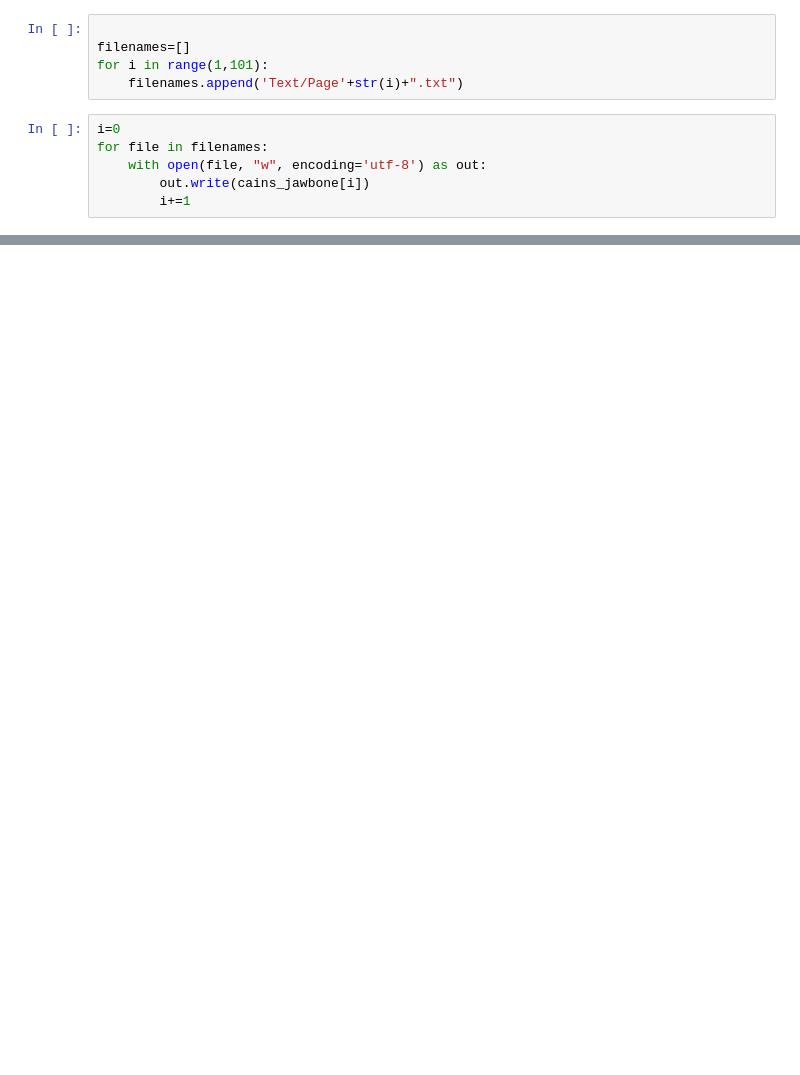
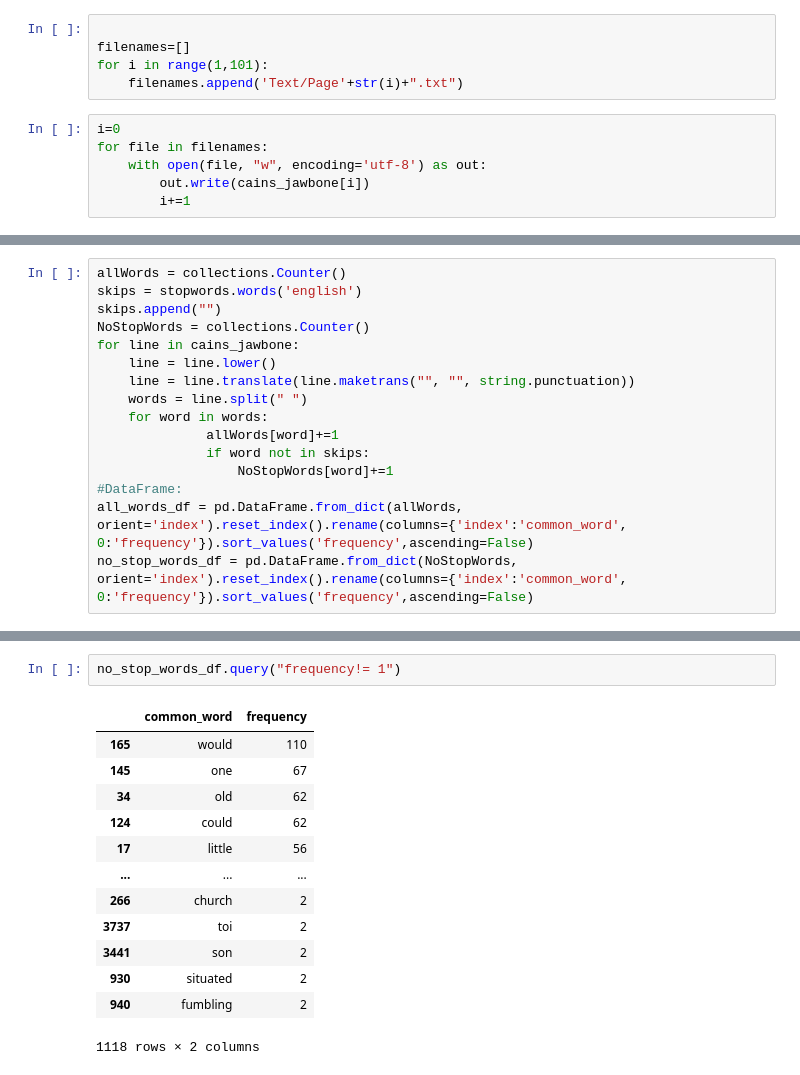
Before and after one commit to x-Code-x/CainsJawbone, a Jupyter notebook: CreatingPages.ipynb, the cells around one changed output, grey strips where cells are left out. Drawn from its saved outputs; the diff is of its cells as text; blank space fills up the shorter version.

```diff
--- a/CreatingPages.ipynb
+++ b/CreatingPages.ipynb
@@ -23,0 +26,16 @@ filenames[-1]
+# %%
+allWords = collections.Counter()
+skips = stopwords.words('english')
+skips.append("")
+NoStopWords = collections.Counter()
+for line in cains_jawbone:
+    line = line.lower()
+    line = line.translate(line.maketrans("", "", string.punctuation))
+    words = line.split(" ")
+    for word in words:
+              allWords[word]+=1
+              if word not in skips:
+                  NoStopWords[word]+=1
+#DataFrame:
+all_words_df = pd.DataFrame.from_dict(allWords, orient='index').reset_index().rename(columns={'index':'common_word', 0:'frequency'}).sort_values('frequency',ascending=False)
+no_stop_words_df = pd.DataFrame.from_dict(NoStopWords, orient='index').reset_index().rename(columns={'index':'common_word', 0:'frequency'}).sort_values('frequency',ascending=False)
@@ -23,0 +90,16 @@ filenames[-1]
+# %%
+no_stop_words_df.query("frequency!= 1")
+# %% [output]
+|  | common_word | frequency |
+| 165 | would | 110 |
+| 145 | one | 67 |
+| 34 | old | 62 |
+| 124 | could | 62 |
+| 17 | little | 56 |
+| ... | ... | ... |
+| 266 | church | 2 |
+| 3737 | toi | 2 |
+| 3441 | son | 2 |
+| 930 | situated | 2 |
+| 940 | fumbling | 2 |
+1118 rows × 2 columns
```
Also changed, not shown: parts of 7 cells of this notebook.
